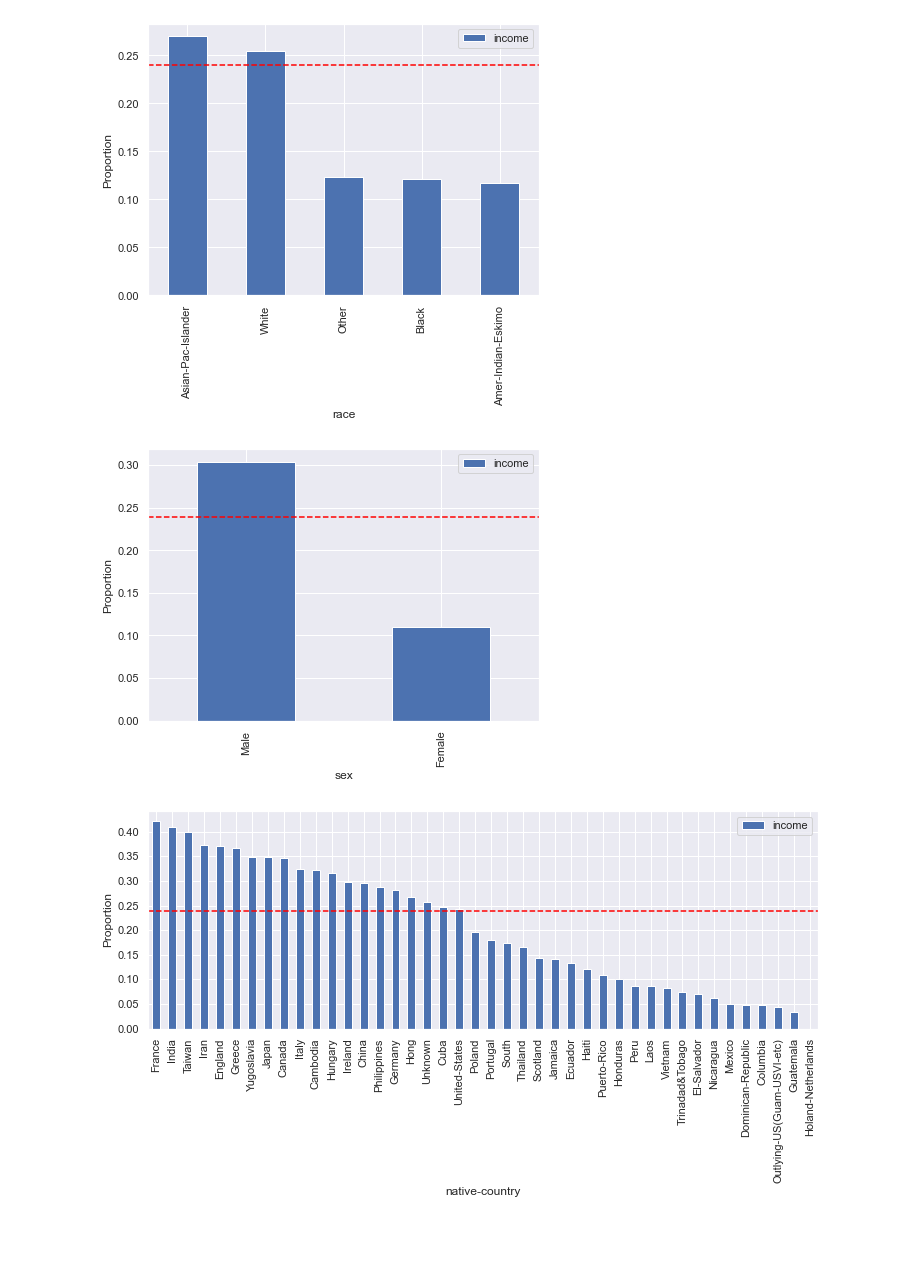
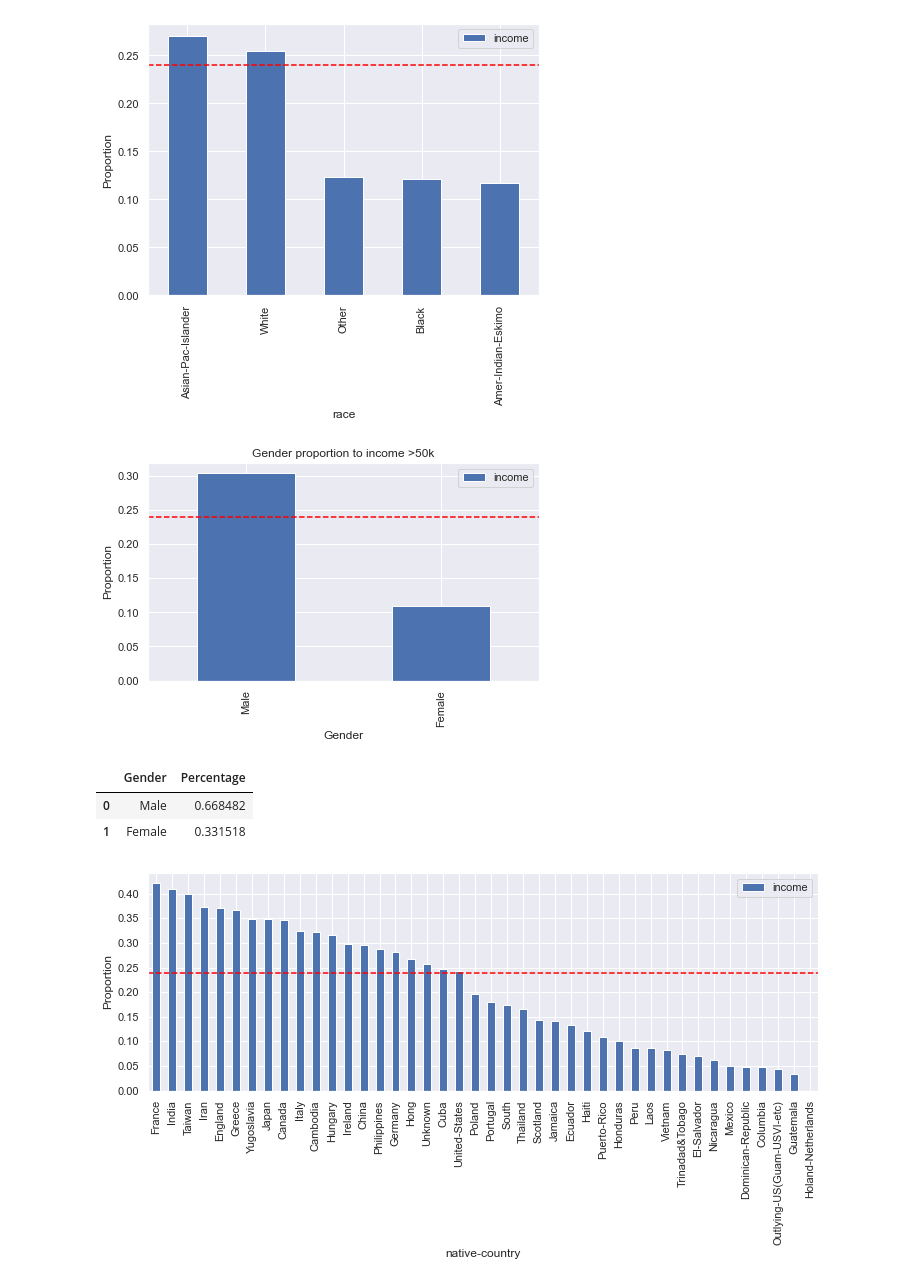
Before and after one commit to jduran3/Marketing_based_on_income_classification, a Jupyter notebook: notebooks/Capstone 2 - EDA v2.ipynb, the cells around one changed output. Cells and saved outputs as stored; diff of their text form; code cells hidden in the pictures; blank space fills up the shorter version.

```diff
--- a/notebooks/Capstone 2 - EDA v2.ipynb
+++ b/notebooks/Capstone 2 - EDA v2.ipynb
@@ -83,0 +82,4 @@ plt.title('Age by Income Type\n');
+# %%
+sns.set(rc={'figure.figsize':(7,4)})
+sns.boxplot(data=df, x='age', y='income', showfliers=False, showmeans=True, orient='h')
+plt.title('Age by Income Type\n');
@@ -84,4 +88,5 @@ plt.title('Age by Income Type\n');
 # %%
+sns.set(rc={'figure.figsize':(6,4)})
 sns.boxplot(data=df, x='income', y='education-num', showfliers=False, showmeans=True)
 plt.title('Number of education years by Income Type \n');
 # %% [output]
@@ -153,9 +212,17 @@ plt.ylabel('Proportion');
 # %%
 df[['sex','income']].groupby('sex').mean().sort_values(by = 'income', ascending=False).plot(kind="bar")
 plt.axhline(df.income.mean(), color="red", linestyle = '--')
-plt.ylabel('Proportion');
+plt.ylabel('Proportion')
+plt.xlabel('Gender')
+plt.title('Gender proportion to income >50k');
 # %% [output]
-[figure, old version]
+[figure, new version]
+# %%
+df['sex'].value_counts(normalize=True).rename_axis('Gender').reset_index(name='Percentage')
+# %% [output]
+|  | Gender | Percentage |
+| 0 | Male | 0.668482 |
+| 1 | Female | 0.331518 |
 # %%
 sns.set(rc={"figure.figsize":(12, 4)})
 df[['native-country','income']].groupby('native-country').mean().sort_values(by = 'income', ascending=False).plot(kind="bar")
```
Also changed, not shown: parts of 17 cells of this notebook.
